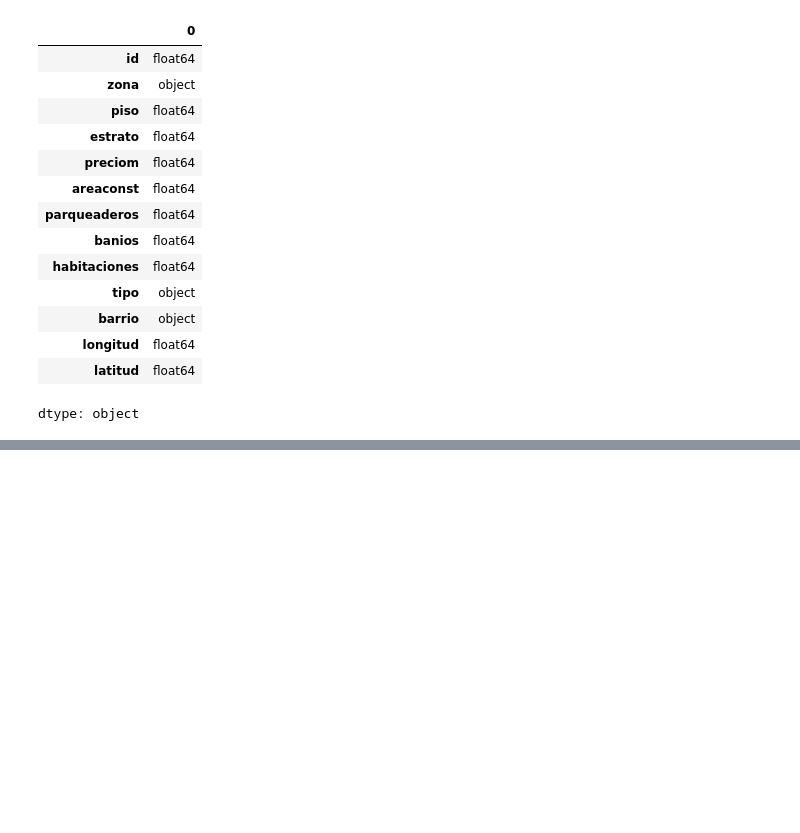
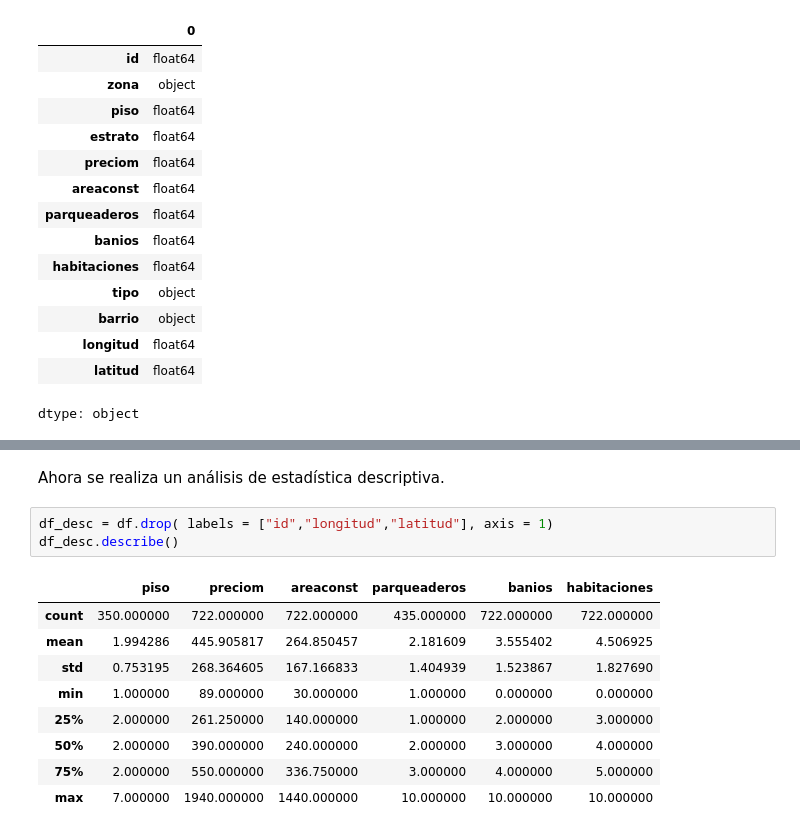
Before and after one commit to marioleandrovanegas/Unidad2, a Jupyter notebook: Unidad2.ipynb, the cells around one changed output, grey strips where cells are left out. Cells and saved outputs as stored; diff of their text form; blank space fills up the shorter version.

```diff
--- a/Unidad2.ipynb
+++ b/Unidad2.ipynb
@@ -90,0 +112,15 @@ dtype: object
+# %% [markdown]
+Ahora se realiza un análisis de estadística descriptiva.
+# %%
+df_desc = df.drop( labels = ["id","longitud","latitud"], axis = 1)
+df_desc.describe()
+# %% [output]
+|  | piso | preciom | areaconst | parqueaderos | banios | habitaciones |
+| count | 350.000000 | 722.000000 | 722.000000 | 435.000000 | 722.000000 | 722.000000 |
+| mean | 1.994286 | 445.905817 | 264.850457 | 2.181609 | 3.555402 | 4.506925 |
+| std | 0.753195 | 268.364605 | 167.166833 | 1.404939 | 1.523867 | 1.827690 |
+| min | 1.000000 | 89.000000 | 30.000000 | 1.000000 | 0.000000 | 0.000000 |
+| 25% | 2.000000 | 261.250000 | 140.000000 | 1.000000 | 2.000000 | 3.000000 |
+| 50% | 2.000000 | 390.000000 | 240.000000 | 2.000000 | 3.000000 | 4.000000 |
+| 75% | 2.000000 | 550.000000 | 336.750000 | 3.000000 | 4.000000 | 5.000000 |
+| max | 7.000000 | 1940.000000 | 1440.000000 | 10.000000 | 10.000000 | 10.000000 |
```
Also changed, not shown: parts of 8 cells of this notebook.
